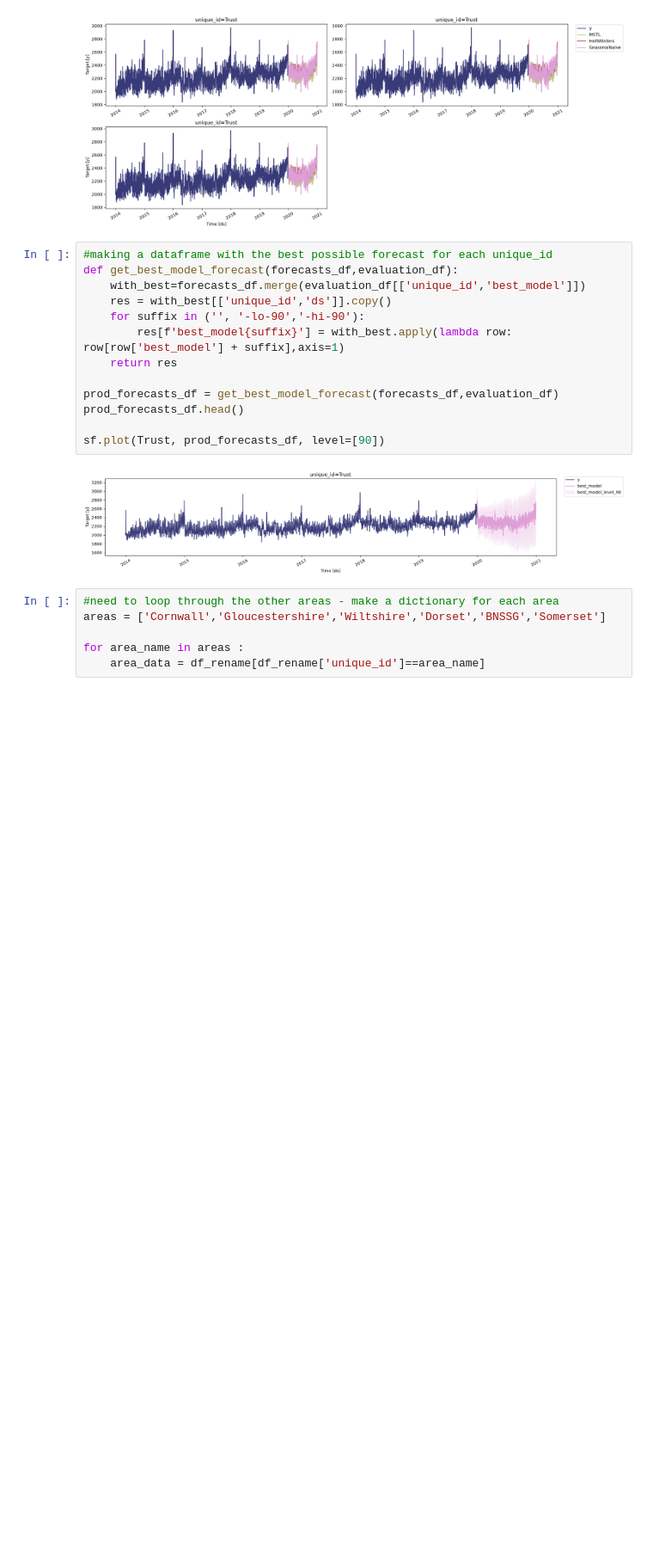
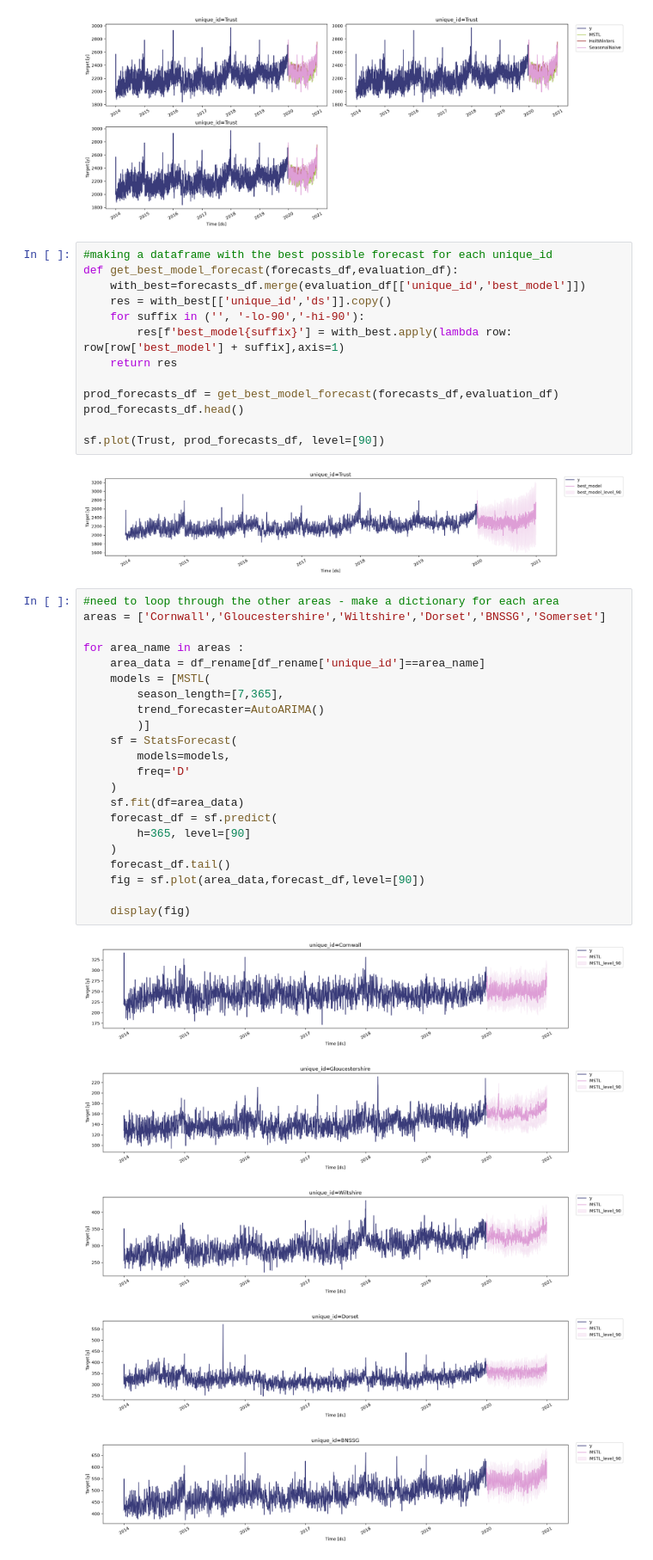
Before and after one commit to ambmodels/ambforecast-intern, a Jupyter notebook: statsforecast_ambulanceresponse.ipynb, the cells around one changed output. Shown at 86% size. Cells and saved outputs as stored; diff of their text form; blank space fills up the shorter version.

Commit message:
looping through other areas and plotting first fitted and forecast data

```diff
--- a/statsforecast_ambulanceresponse.ipynb
+++ b/statsforecast_ambulanceresponse.ipynb
@@ -153,6 +154,28 @@ sf.plot(Trust, prod_forecasts_df, level=[90])
 # %%
 #need to loop through the other areas - make a dictionary for each area
 areas = ['Cornwall','Gloucestershire','Wiltshire','Dorset','BNSSG','Somerset']
 
 for area_name in areas :
     area_data = df_rename[df_rename['unique_id']==area_name]
+    models = [MSTL(
+        season_length=[7,365],
+        trend_forecaster=AutoARIMA()
+        )]
+    sf = StatsForecast(
+        models=models,
+        freq='D'
+    )
+    sf.fit(df=area_data)
+    forecast_df = sf.predict(
+        h=365, level=[90]
+    )
+    forecast_df.tail()
+    fig = sf.plot(area_data,forecast_df,level=[90])
+
+    display(fig)
+# %% [output]
+[figure, added]
+[figure, added]
+[figure, added]
+[figure, added]
+[figure, added]
```
Also changed, not shown: parts of 2 cells of this notebook.
